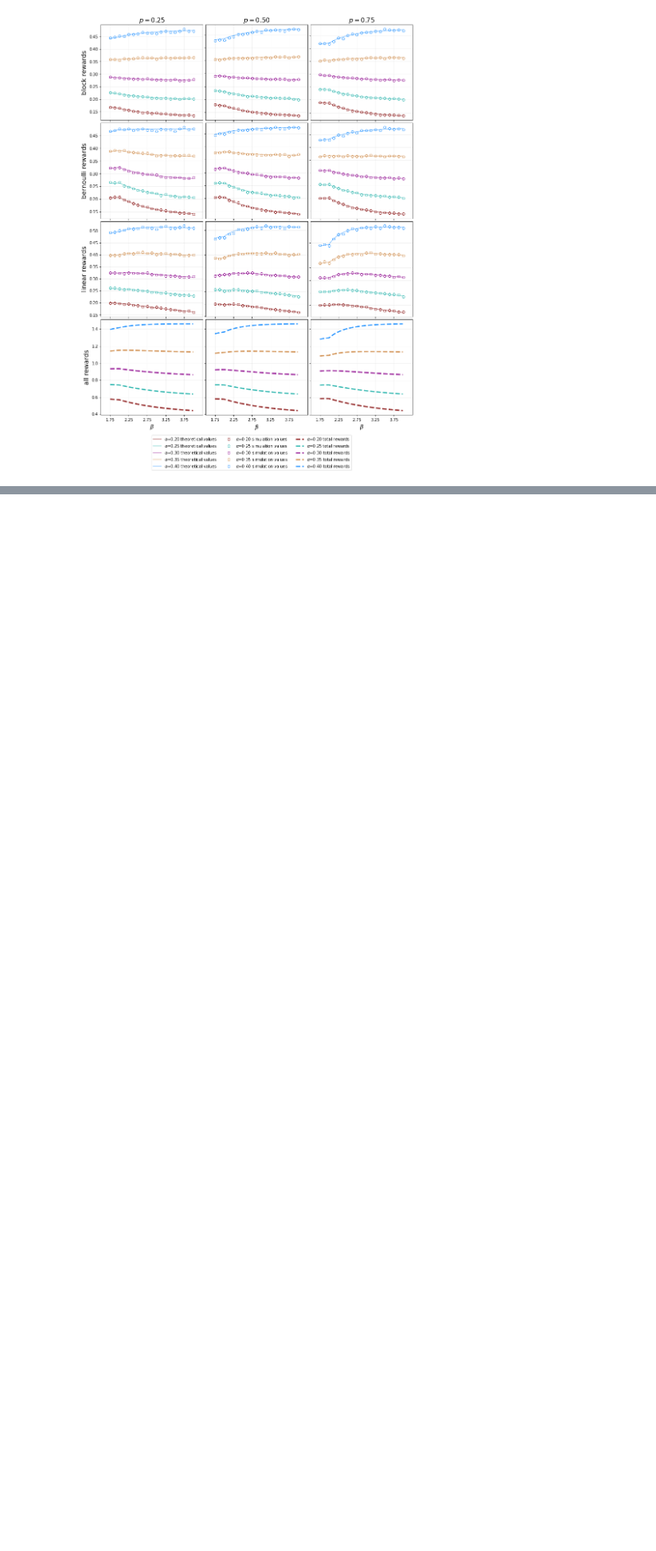
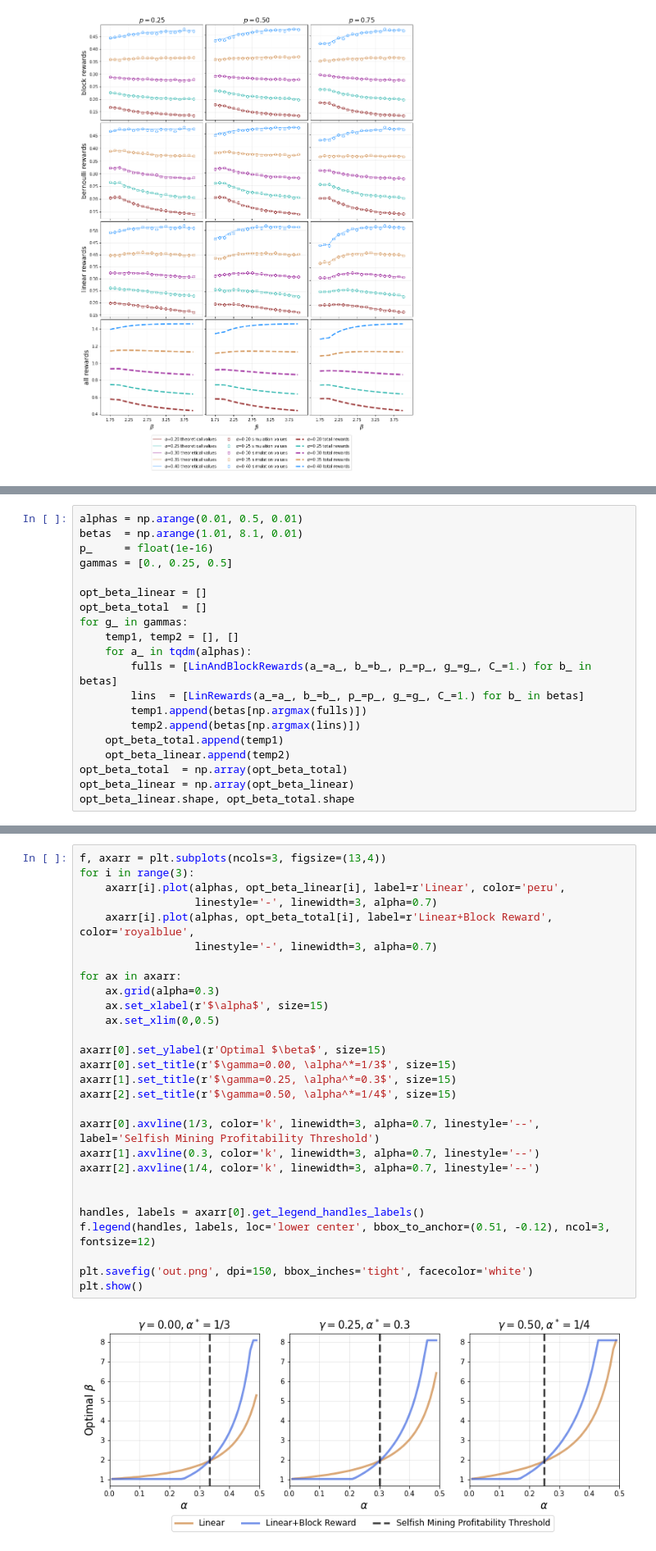
Before and after one commit to michaelneuder/opportunistic-mining, a Jupyter notebook: ec-submission-figures.ipynb, the cells around one changed output, grey strips where cells are left out. Shown at 82% size. Drawn from its saved outputs; the diff is of its cells as text; blank space fills up the shorter version.

```diff
--- a/ec-submission-figures.ipynb
+++ b/ec-submission-figures.ipynb
@@ -437,0 +460,20 @@ plt.show()
+# %%
+alphas = np.arange(0.01, 0.5, 0.01)
+betas  = np.arange(1.01, 8.1, 0.01)
+p_     = float(1e-16)
+gammas = [0., 0.25, 0.5]
+
+opt_beta_linear = []
+opt_beta_total  = []
+for g_ in gammas:
+    temp1, temp2 = [], []
+    for a_ in tqdm(alphas):
+        fulls = [LinAndBlockRewards(a_=a_, b_=b_, p_=p_, g_=g_, C_=1.) for b_ in betas]
+        lins  = [LinRewards(a_=a_, b_=b_, p_=p_, g_=g_, C_=1.) for b_ in betas]
+        temp1.append(betas[np.argmax(fulls)])
+        temp2.append(betas[np.argmax(lins)])
+    opt_beta_total.append(temp1)
+    opt_beta_linear.append(temp2)
+opt_beta_total  = np.array(opt_beta_total)
+opt_beta_linear = np.array(opt_beta_linear)
+opt_beta_linear.shape, opt_beta_total.shape
@@ -437,0 +482,30 @@ plt.show()
+# %%
+f, axarr = plt.subplots(ncols=3, figsize=(13,4))
+for i in range(3):
+    axarr[i].plot(alphas, opt_beta_linear[i], label=r'Linear', color='peru',
+                  linestyle='-', linewidth=3, alpha=0.7)
+    axarr[i].plot(alphas, opt_beta_total[i], label=r'Linear+Block Reward', color='royalblue',
+                  linestyle='-', linewidth=3, alpha=0.7)
+
+for ax in axarr:
+    ax.grid(alpha=0.3)
+    ax.set_xlabel(r'$\alpha$', size=15)
+    ax.set_xlim(0,0.5)
+
+axarr[0].set_ylabel(r'Optimal $\beta$', size=15)
+axarr[0].set_title(r'$\gamma=0.00, \alpha^*=1/3$', size=15)
+axarr[1].set_title(r'$\gamma=0.25, \alpha^*=0.3$', size=15)
+axarr[2].set_title(r'$\gamma=0.50, \alpha^*=1/4$', size=15)
+
+axarr[0].axvline(1/3, color='k', linewidth=3, alpha=0.7, linestyle='--', label='Selfish Mining Profitability Threshold')
+axarr[1].axvline(0.3, color='k', linewidth=3, alpha=0.7, linestyle='--')
+axarr[2].axvline(1/4, color='k', linewidth=3, alpha=0.7, linestyle='--')
+
+
+handles, labels = axarr[0].get_legend_handles_labels()
+f.legend(handles, labels, loc='lower center', bbox_to_anchor=(0.51, -0.12), ncol=3, fontsize=12)
+
+plt.savefig('out.png', dpi=150, bbox_inches='tight', facecolor='white')
+plt.show()
+# %% [output]
+[figure, added]
```
Also changed, not shown: parts of 22 cells of this notebook, 1 other file.
